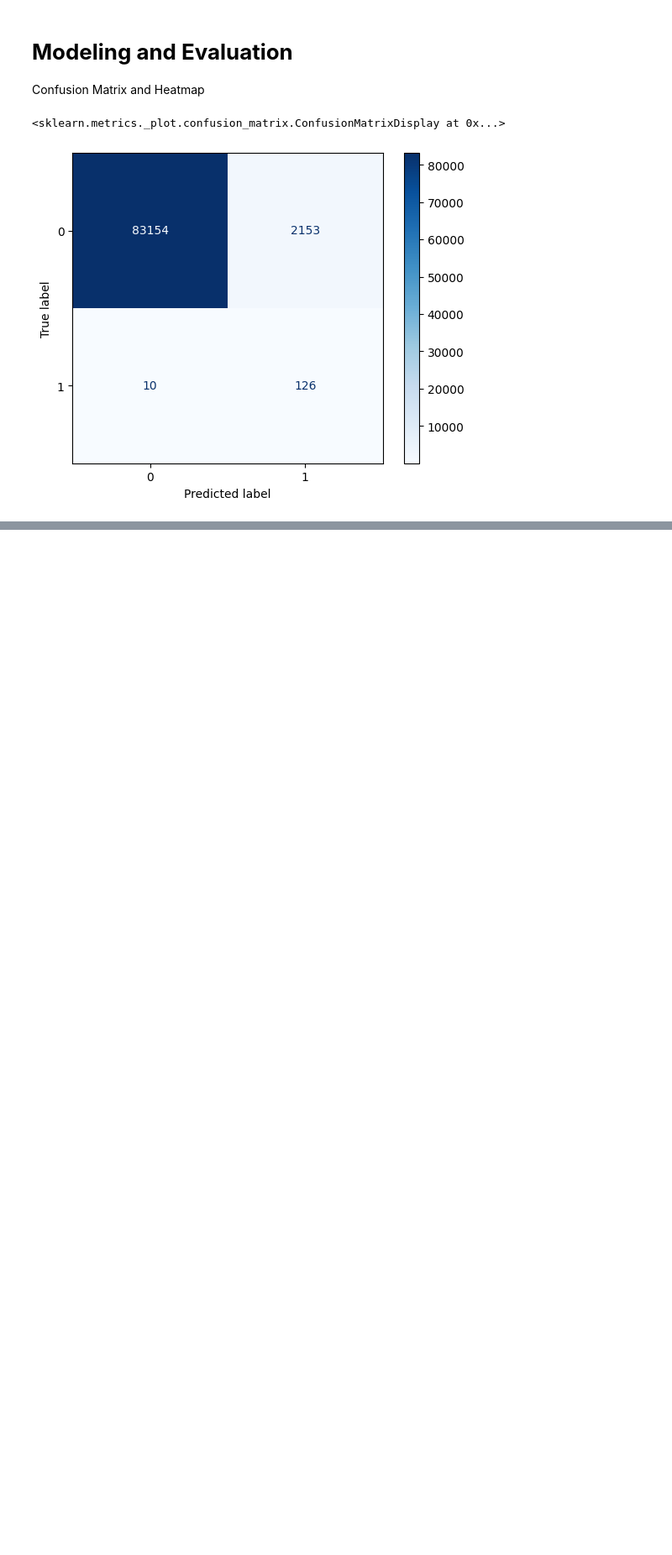
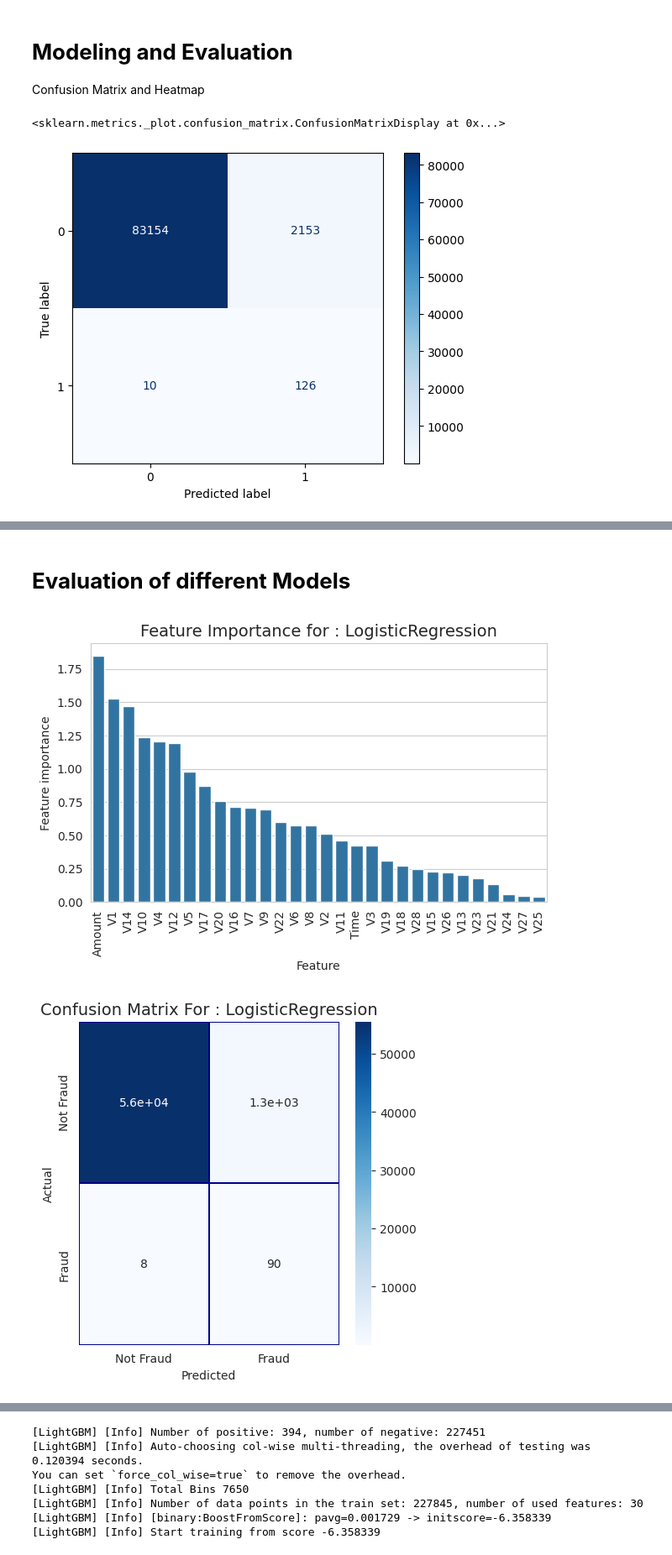
Before and after one commit to hemantborse/Capstone, a Jupyter notebook: Credit_Card_Fraud_Prediction.ipynb, the cells around one changed output, grey strips where cells are left out. Shown at 84% size. Saved outputs shown, nothing was run; the diff lists cells and outputs as text; code cells hidden in the pictures; blank space fills up the shorter version.

```diff
--- a/Credit_Card_Fraud_Prediction.ipynb
+++ b/Credit_Card_Fraud_Prediction.ipynb
@@ -244,0 +300,66 @@ weighted avg       1.00      0.97      0.99     85443
+# %% [markdown]
+# **Evaluation of different Models**
+# %%
+from sklearn.tree import DecisionTreeClassifier
+from sklearn.ensemble import RandomForestClassifier
+import lightgbm as lgb
+from sklearn.metrics import roc_auc_score,average_precision_score, accuracy_score, precision_score, recall_score, f1_score
+
+
+Fraud_classification_Models ={
+    'Dummy':DummyClassifier(strategy='most_frequent'),
+    'LogisticRegression':Pipeline([('scaler',StandardScaler()),('model',LogisticRegression(class_weight='balanced',random_state=42))]),
+    'Decision Tree': DecisionTreeClassifier(class_weight='balanced',max_depth=6),
+    'Random Forest':RandomForestClassifier(class_weight='balanced',n_estimators=100,n_jobs=4,criterion='gini',verbose=False),
+    'LightGBM': lgb.LGBMClassifier(scale_pos_weight=577)
+}
+
+results=[]
+for name,model in Fraud_classification_Models.items():
+  model.fit(X_train,y_train)
+  y_pred = model.predict(X_test)
+  # Corrected to get probabilities for the positive class (index 1) for all samples
+  #y_prob = model.predict_proba(X_test)[:, 1]
+  results.append({
+      'Model': name, # Changed key to string for easier DataFrame creation
+      'ROC-AUC' :roc_auc_score(y_test,y_pred),
+      'PR-AUC':average_precision_score(y_test,y_pred),
+      'Accuracy':accuracy_score(y_test,y_pred),
+      'Precision':precision_score(y_test,y_pred),
+      'Recall':recall_score(y_test,y_pred),
+      'F1-Score':f1_score(y_test,y_pred)
+  })
+
+  feature_importances = None
+  feature_names = X_train.columns
+
+  if hasattr(model, 'feature_importances_'):
+      feature_importances = model.feature_importances_
+  elif isinstance(model, Pipeline) and hasattr(model.named_steps['model'], 'coef_'):
+      feature_importances = np.abs(model.named_steps['model'].coef_[0]) # Use absolute coefficients for linear models
+  # For DummyClassifier and other models without importances/coefficients, feature_importances remains None
+
+  if feature_importances is not None:
+      tmp = pd.DataFrame({'Feature': feature_names, 'Feature importance': feature_importances})
+      tmp = tmp.sort_values(by='Feature importance',ascending=False)
+      plt.figure(figsize = (7,4))
+      plt.title(f'Feature Importance for : {name}',fontsize=14)
+      s = sns.barplot(x='Feature',y='Feature importance',data=tmp)
+      s.set_xticklabels(s.get_xticklabels(),rotation=90)
+      plt.show()
+
+      cm = pd.crosstab(y_test.values, y_pred, rownames=['Actual'], colnames=['Predicted'])
+      fig, (ax1) = plt.subplots(ncols=1, figsize=(5,5))
+      sns.heatmap(cm,
+            xticklabels=['Not Fraud', 'Fraud'],
+            yticklabels=['Not Fraud', 'Fraud'],
+            annot=True,ax=ax1,
+            linewidths=.2,linecolor="Darkblue", cmap="Blues")
+      plt.title(f'Confusion Matrix For : {name}', fontsize=14)
+      plt.show()
+
+results_df = pd.DataFrame(results).sort_values('PR-AUC',ascending=False)
+results_df
+# %% [output]
+[figure, added]
+[figure, added]
@@ -244,0 +370,7 @@ weighted avg       1.00      0.97      0.99     85443
+[LightGBM] [Info] Number of positive: 394, number of negative: 227451
+[LightGBM] [Info] Auto-choosing col-wise multi-threading, the overhead of testing was 0.120394 seconds.
+You can set `force_col_wise=true` to remove the overhead.
+[LightGBM] [Info] Total Bins 7650
+[LightGBM] [Info] Number of data points in the train set: 227845, number of used features: 30
+[LightGBM] [Info] [binary:BoostFromScore]: pavg=0.001729 -> initscore=-6.358339
+[LightGBM] [Info] Start training from score -6.358339
```
Also changed, not shown: parts of 14 cells of this notebook.
